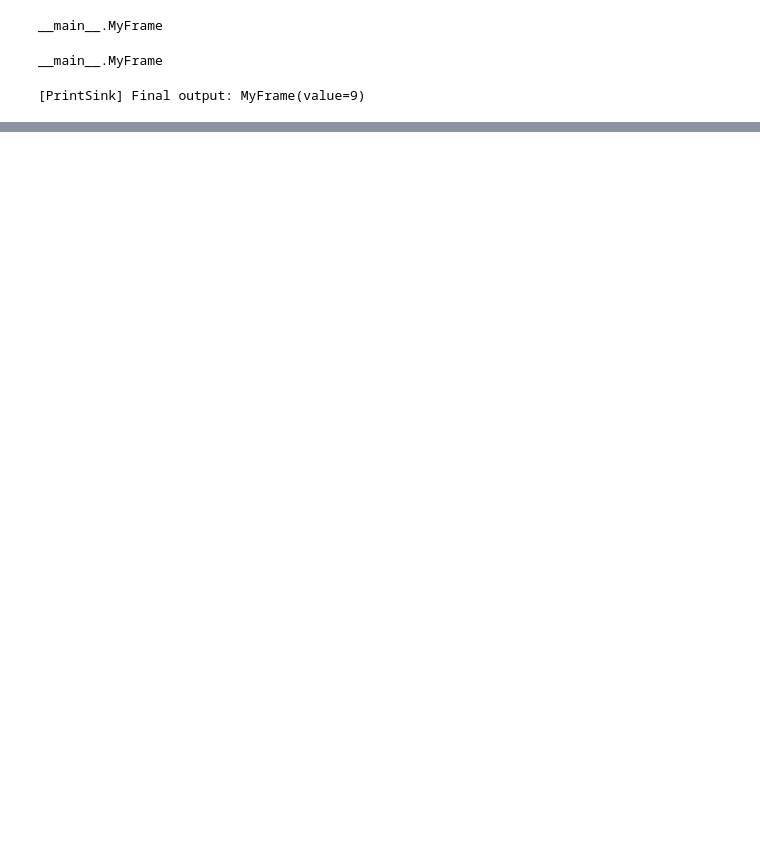
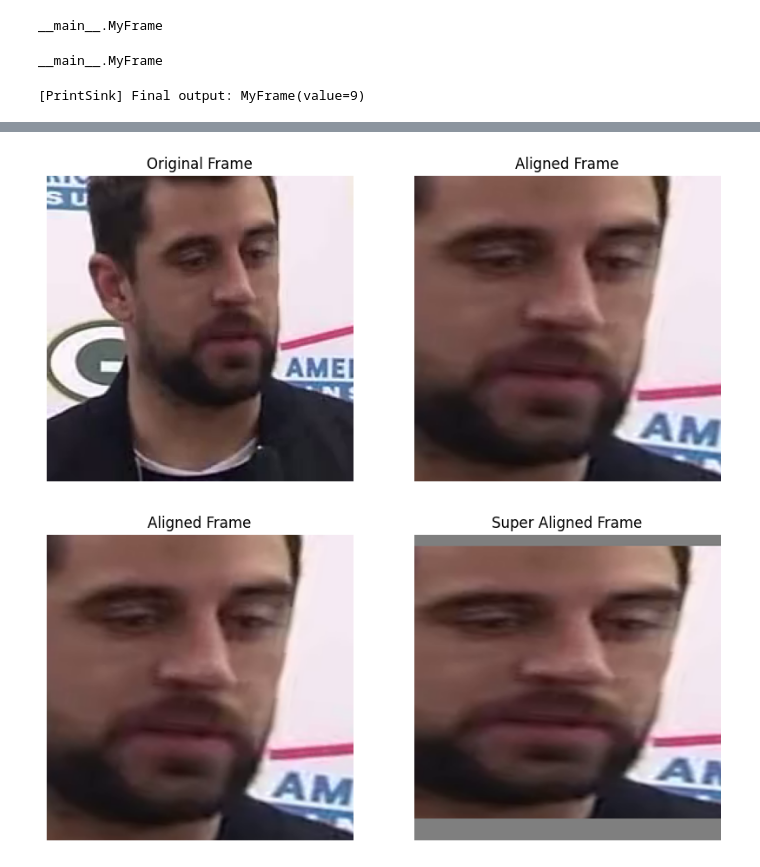
Before and after one commit to AshishKumar4/FlaxDiff, a Jupyter notebook: datasets/preprocess/debug.ipynb, the cells around one changed output, grey strips where cells are left out. Drawn from its saved outputs; the diff is of its cells as text; code cells hidden in the pictures; blank space fills up the shorter version.

```diff
--- a/datasets/preprocess/debug.ipynb
+++ b/datasets/preprocess/debug.ipynb
@@ -141,0 +172,4 @@ args
+# %%
+sample_path = '/home/mrwhite0racle/persist/data/vox2/test_output_resampled/id00017/7t6lfzvVaTM/00009.mp4'
+frames = read_video(sample_path, change_fps=False, reader='decord')
+frames.shape
@@ -141,0 +178,2 @@ args
+# %%
+aligner = FaceAlignmentProcessor()
@@ -141,0 +188,29 @@ args
+# %%
+aligned = aligner.process_frames(frames)
+
+# Display the original and aligned frames
+plt.figure(figsize=(10, 5))
+plt.subplot(1, 2, 1)
+plt.imshow(frames[0])
+plt.title("Original Frame")
+plt.axis("off")
+plt.subplot(1, 2, 2)
+plt.imshow(aligned[0])
+plt.title("Aligned Frame")
+plt.axis("off")
+plt.show()
+
+super_aligned = aligner.process_frames(aligned)
+plt.figure(figsize=(10, 5))
+plt.subplot(1, 2, 1)
+plt.imshow(aligned[0])
+plt.title("Aligned Frame")
+plt.axis("off")
+plt.subplot(1, 2, 2)
+plt.imshow(super_aligned[0])
+plt.title("Super Aligned Frame")
+plt.axis("off")
+plt.show()
+# %% [output]
+[figure, added]
+[figure, added]
```
Also changed, not shown: parts of 11 cells of this notebook, 5 other files.
